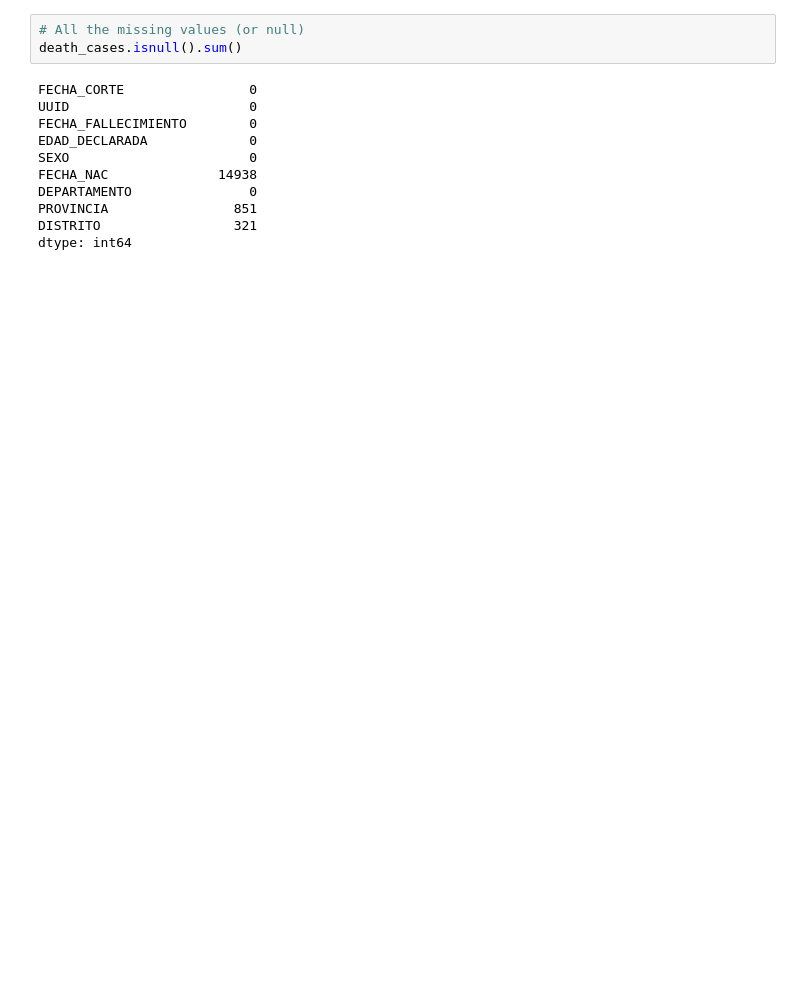
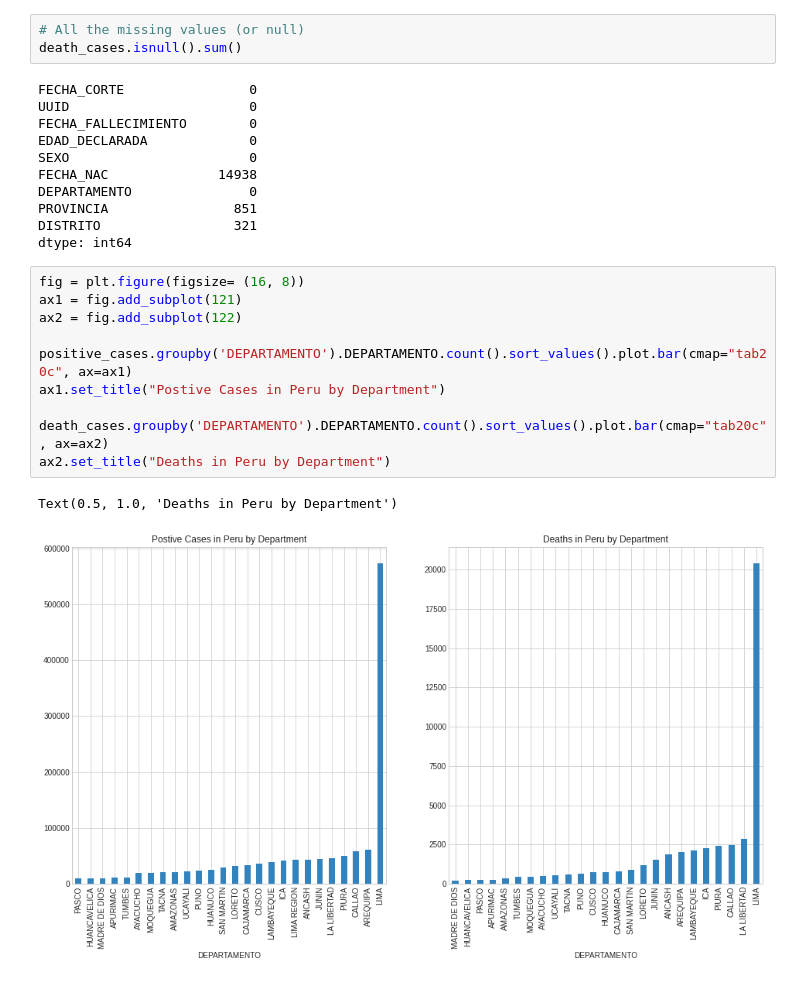
Before and after one commit to Frany-oss/Covid-in-Peru, a Jupyter notebook: Covid_In_Peru.ipynb, the cells around one changed output. Saved outputs shown, nothing was run; the diff lists cells and outputs as text; blank space fills up the shorter version.

```diff
--- a/Covid_In_Peru.ipynb
+++ b/Covid_In_Peru.ipynb
@@ -77,3 +91,16 @@ DEPARTAMENTO               0
 PROVINCIA                851
 DISTRITO                 321
 dtype: int64
+# %%
+fig = plt.figure(figsize= (16, 8))
+ax1 = fig.add_subplot(121)
+ax2 = fig.add_subplot(122)
+
+positive_cases.groupby('DEPARTAMENTO').DEPARTAMENTO.count().sort_values().plot.bar(cmap="tab20c", ax=ax1)
+ax1.set_title("Postive Cases in Peru by Department")
+
+death_cases.groupby('DEPARTAMENTO').DEPARTAMENTO.count().sort_values().plot.bar(cmap="tab20c", ax=ax2)
+ax2.set_title("Deaths in Peru by Department")
+# %% [output]
+Text(0.5, 1.0, 'Deaths in Peru by Department')
+[figure, added]
```
Also changed, not shown: parts of 5 cells of this notebook.
